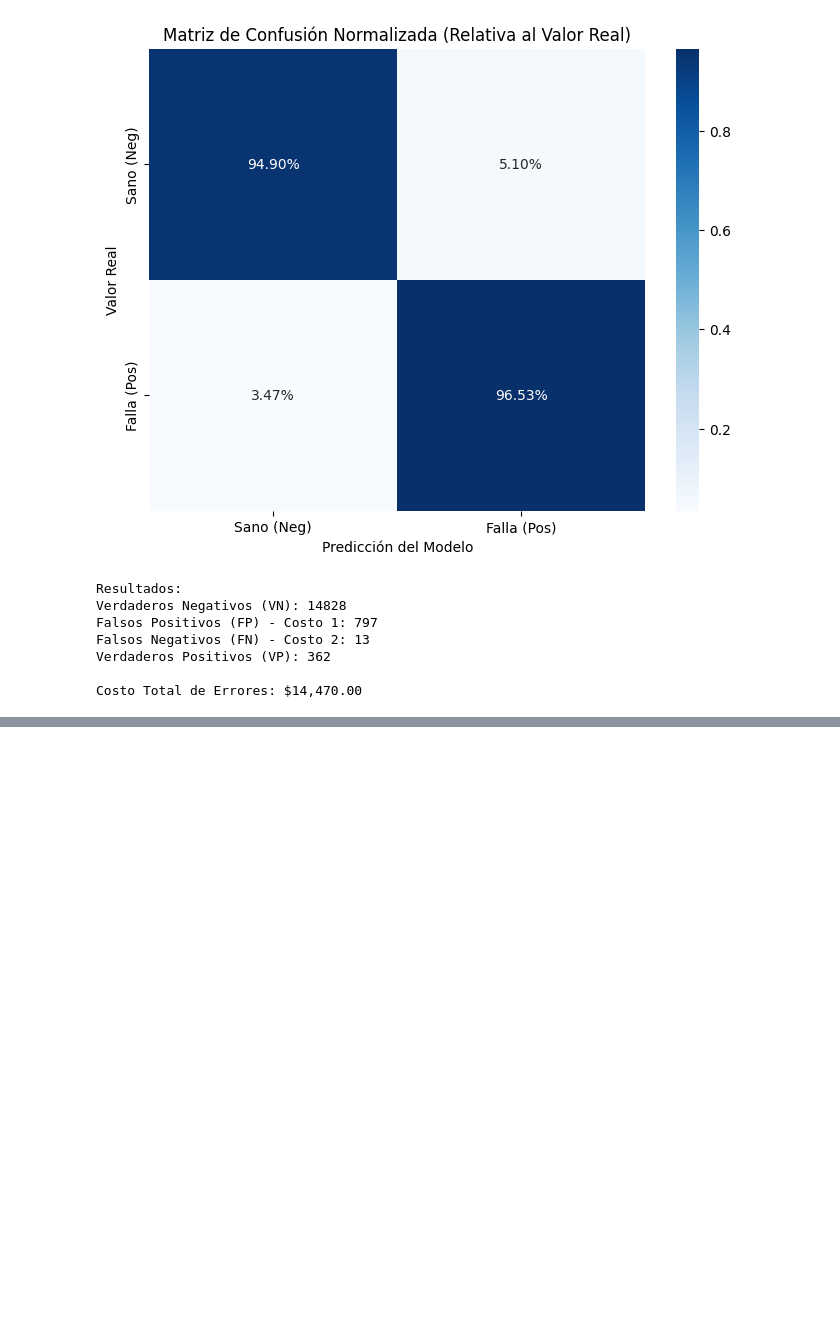
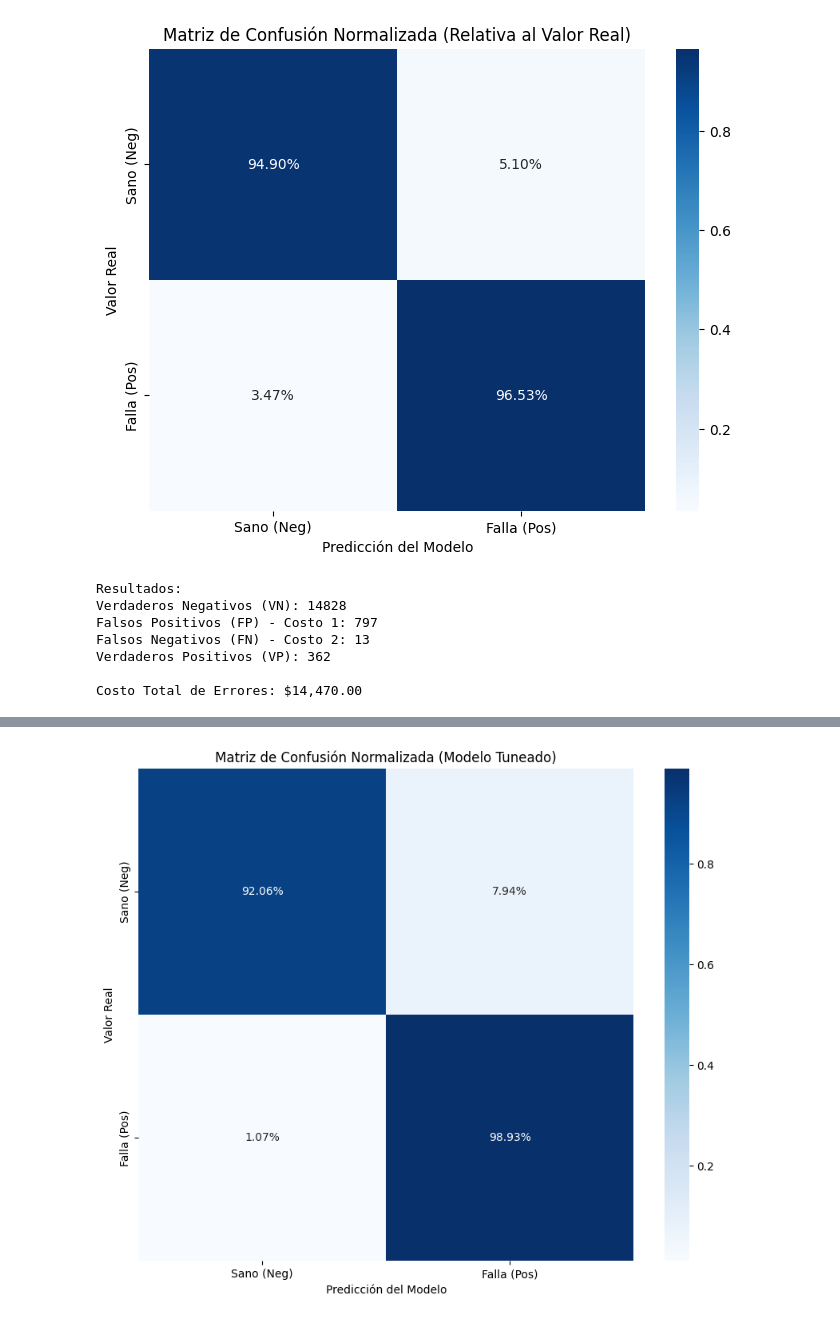
Before and after one commit to marcohinojosag/IA_MKTR, a Jupyter notebook: cod.ipynb, the cells around one changed output, grey strips where cells are left out. Drawn from its saved outputs; the diff is of its cells as text; code cells hidden in the pictures; blank space fills up the shorter version.

```diff
--- a/cod.ipynb
+++ b/cod.ipynb
@@ -487,0 +577,13 @@ Falla (clase 1)       0.31      0.97      0.47       375
+# %%
+cm_normalized_tuned = cm_tuned.astype('float') / cm_tuned.sum(axis=1)[:, np.newaxis]
+
+plt.figure(figsize=(10, 8))
+sns.heatmap(cm_normalized_tuned, annot=True, fmt='.2%', cmap='Blues',
+            xticklabels=['Sano (Neg)', 'Falla (Pos)'],
+            yticklabels=['Sano (Neg)', 'Falla (Pos)'])
+plt.xlabel('Predicción del Modelo')
+plt.ylabel('Valor Real')
+plt.title('Matriz de Confusión Normalizada (Modelo Tuneado)')
+plt.show()
+# %% [output]
+[figure, added]
```
Also changed, not shown: parts of 11 cells of this notebook.
